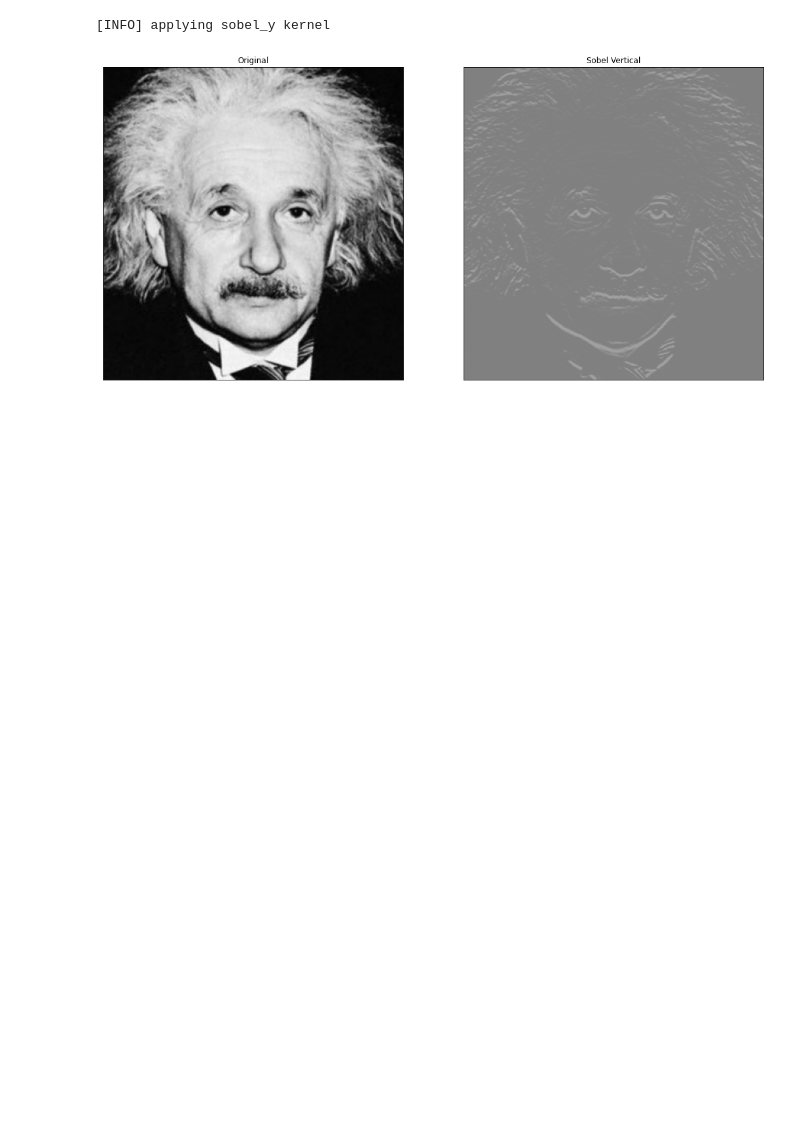
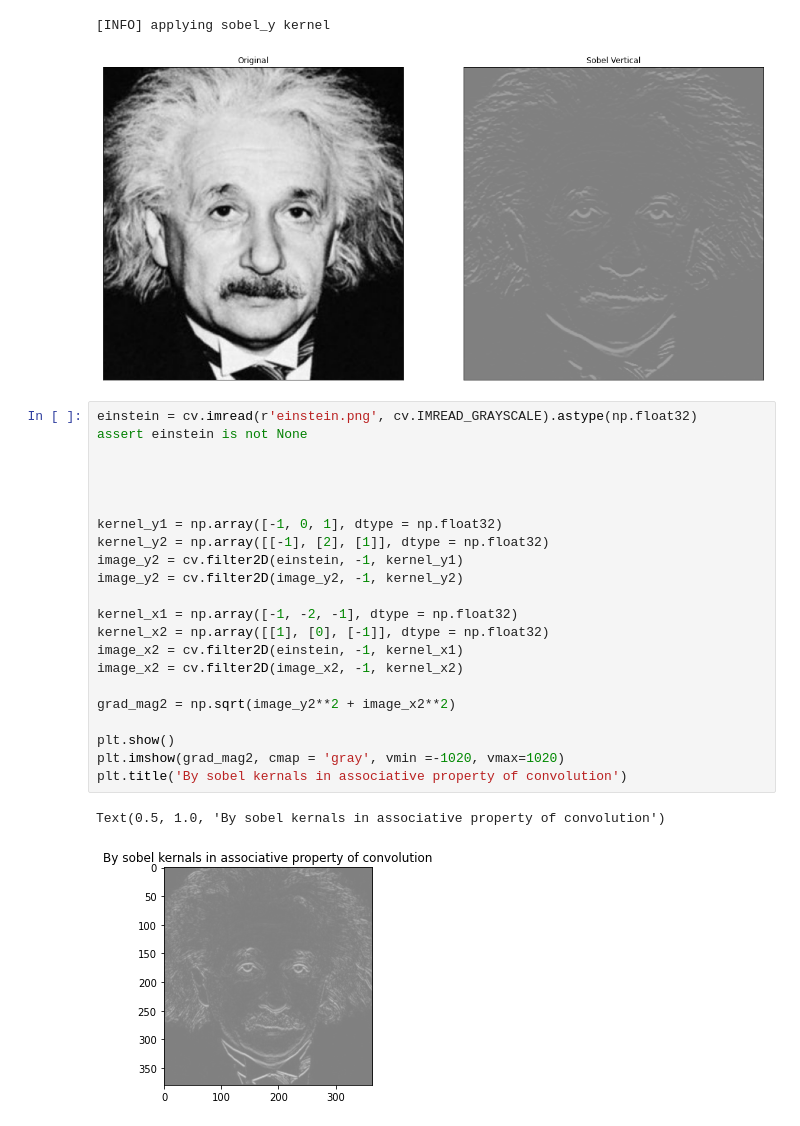
Before and after one commit to pankajan-T/Image-Processing-Fundamental, a Jupyter notebook: Ass1/Assignment1.ipynb, the cells around one changed output. Drawn from its saved outputs; the diff is of its cells as text; blank space fills up the shorter version.

```diff
--- a/Ass1/Assignment1.ipynb
+++ b/Ass1/Assignment1.ipynb
@@ -362,3 +363,28 @@ for (kernelName, kernel) in kernelBank:
 [figure]
 [INFO] applying sobel_y kernel
 [figure]
+# %%
+einstein = cv.imread(r'einstein.png', cv.IMREAD_GRAYSCALE).astype(np.float32)
+assert einstein is not None
+
+
+
+
+kernel_y1 = np.array([-1, 0, 1], dtype = np.float32)
+kernel_y2 = np.array([[-1], [2], [1]], dtype = np.float32)
+image_y2 = cv.filter2D(einstein, -1, kernel_y1)
+image_y2 = cv.filter2D(image_y2, -1, kernel_y2)
+
+kernel_x1 = np.array([-1, -2, -1], dtype = np.float32)
+kernel_x2 = np.array([[1], [0], [-1]], dtype = np.float32)
+image_x2 = cv.filter2D(einstein, -1, kernel_x1)
+image_x2 = cv.filter2D(image_x2, -1, kernel_x2)
+
+grad_mag2 = np.sqrt(image_y2**2 + image_x2**2)
+
+plt.show()
+plt.imshow(grad_mag2, cmap = 'gray', vmin =-1020, vmax=1020)
+plt.title('By sobel kernals in associative property of convolution')
+# %% [output]
+Text(0.5, 1.0, 'By sobel kernals in associative property of convolution')
+[figure, added]
```
Also changed, not shown: parts of 1 cell of this notebook.
